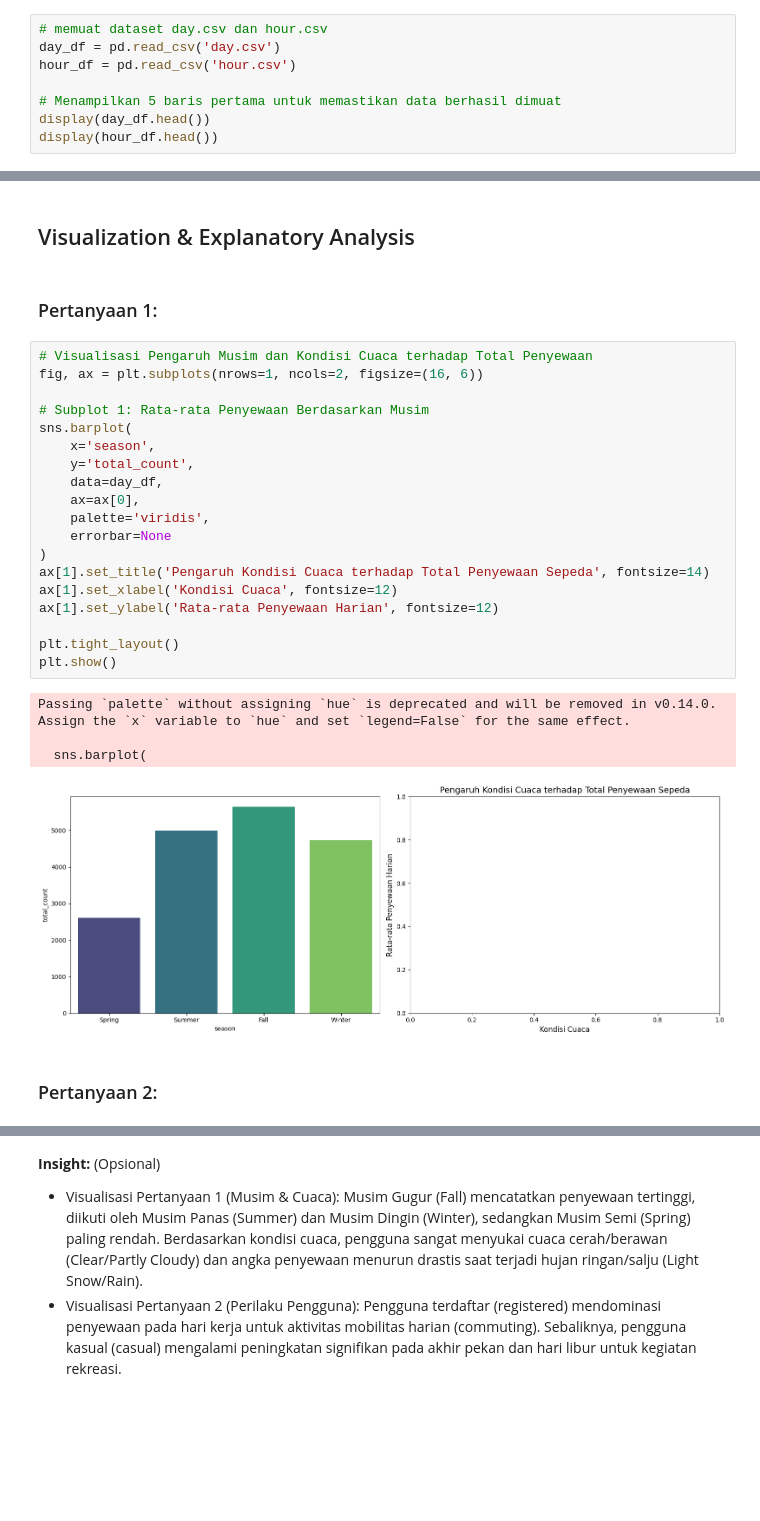
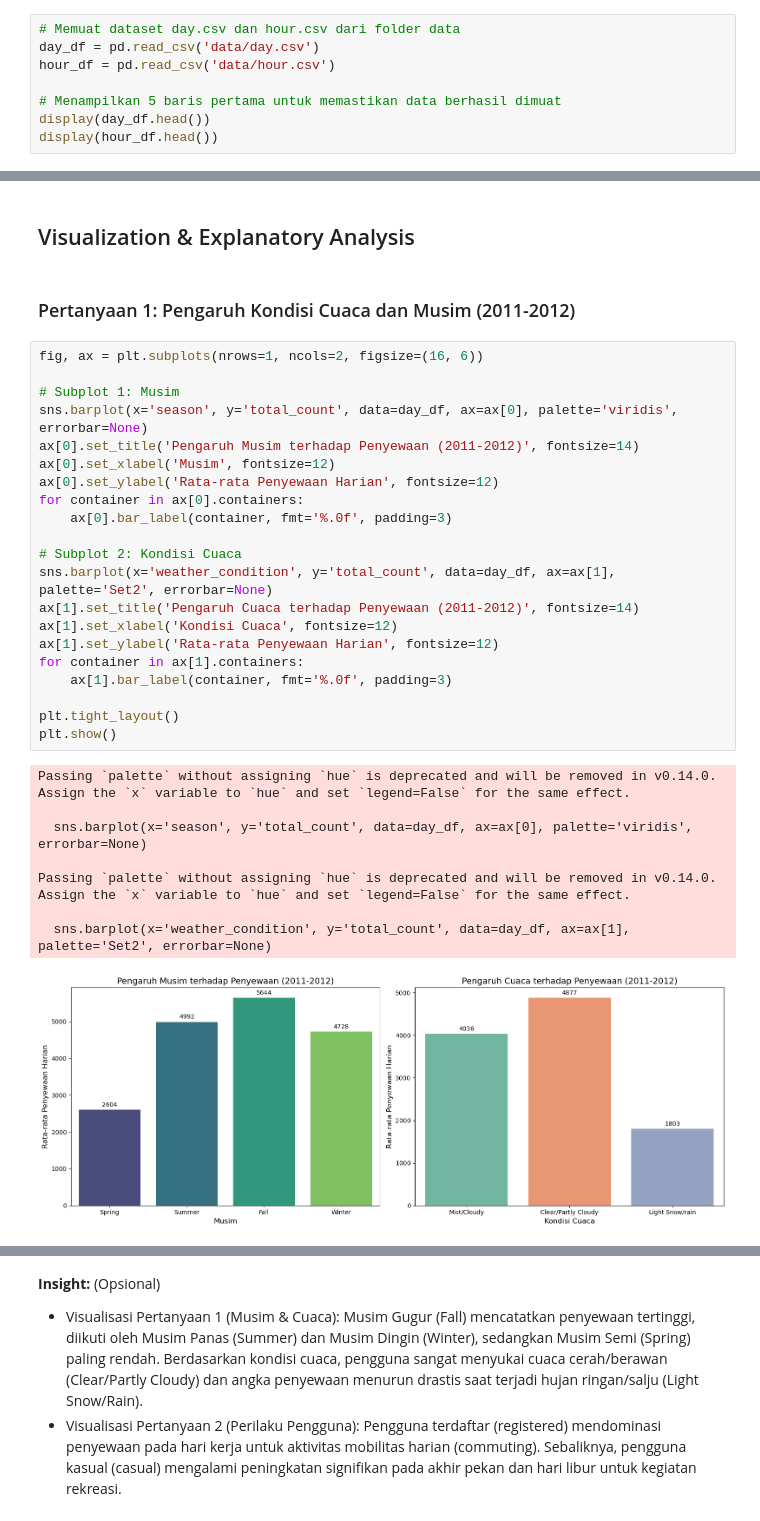
Before and after one commit to RafiGerald21/Bike-sharing-dashboard, a Jupyter notebook: Proyek_Analisis_Data.ipynb, the cells around one changed output, grey strips where cells are left out. Saved outputs shown, nothing was run; the diff lists cells and outputs as text; blank space fills up the shorter version.

```diff
--- a/Proyek_Analisis_Data.ipynb
+++ b/Proyek_Analisis_Data.ipynb
@@ -60,7 +60,7 @@ import seaborn as sns
 # %%
-# memuat dataset day.csv dan hour.csv
-day_df = pd.read_csv('day.csv')
-hour_df = pd.read_csv('hour.csv')
+# Memuat dataset day.csv dan hour.csv dari folder data
+day_df = pd.read_csv('data/day.csv')
+hour_df = pd.read_csv('data/hour.csv')
 
 # Menampilkan 5 baris pertama untuk memastikan data berhasil dimuat
 display(day_df.head())
@@ -257,30 +245,34 @@ display(season_eda)
 # %% [markdown]
 ## Visualization & Explanatory Analysis
 # %% [markdown]
-### Pertanyaan 1:
+### Pertanyaan 1: Pengaruh Kondisi Cuaca dan Musim (2011-2012)
 # %%
-# Visualisasi Pengaruh Musim dan Kondisi Cuaca terhadap Total Penyewaan
 fig, ax = plt.subplots(nrows=1, ncols=2, figsize=(16, 6))
 
-# Subplot 1: Rata-rata Penyewaan Berdasarkan Musim
-sns.barplot(
-    x='season',
-    y='total_count',
-    data=day_df,
-    ax=ax[0],
-    palette='viridis',
-    errorbar=None
-)
-ax[1].set_title('Pengaruh Kondisi Cuaca terhadap Total Penyewaan Sepeda', fontsize=14)
+# Subplot 1: Musim
+sns.barplot(x='season', y='total_count', data=day_df, ax=ax[0], palette='viridis', errorbar=None)
+ax[0].set_title('Pengaruh Musim terhadap Penyewaan (2011-2012)', fontsize=14)
+ax[0].set_xlabel('Musim', fontsize=12)
+ax[0].set_ylabel('Rata-rata Penyewaan Harian', fontsize=12)
+for container in ax[0].containers:
+    ax[0].bar_label(container, fmt='%.0f', padding=3)
+
+# Subplot 2: Kondisi Cuaca
+sns.barplot(x='weather_condition', y='total_count', data=day_df, ax=ax[1], palette='Set2', errorbar=None)
+ax[1].set_title('Pengaruh Cuaca terhadap Penyewaan (2011-2012)', fontsize=14)
 ax[1].set_xlabel('Kondisi Cuaca', fontsize=12)
 ax[1].set_ylabel('Rata-rata Penyewaan Harian', fontsize=12)
+for container in ax[1].containers:
+    ax[1].bar_label(container, fmt='%.0f', padding=3)
 
 plt.tight_layout()
 plt.show()
 # %% [output]
 Passing `palette` without assigning `hue` is deprecated and will be removed in v0.14.0. Assign the `x` variable to `hue` and set `legend=False` for the same effect.
 
-  sns.barplot(
+  sns.barplot(x='season', y='total_count', data=day_df, ax=ax[0], palette='viridis', errorbar=None)
+
+Passing `palette` without assigning `hue` is deprecated and will be removed in v0.14.0. Assign the `x` variable to `hue` and set `legend=False` for the same effect.
+
+  sns.barplot(x='weather_condition', y='total_count', data=day_df, ax=ax[1], palette='Set2', errorbar=None)
-[figure, old version]
+[figure, new version]
-# %% [markdown]
-### Pertanyaan 2:
```
Also changed, not shown: parts of 10 cells of this notebook, 2 other files.
